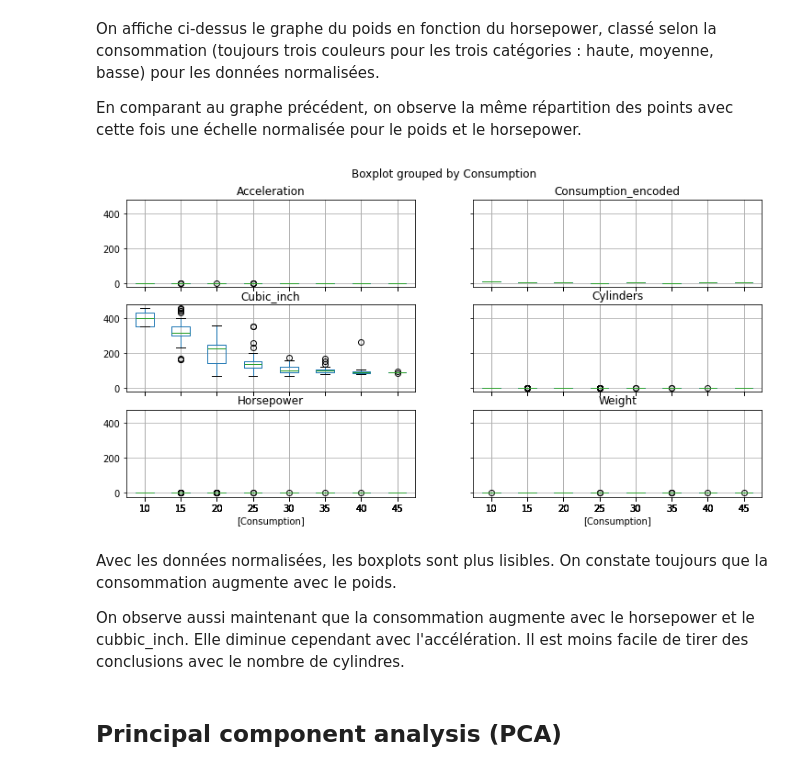
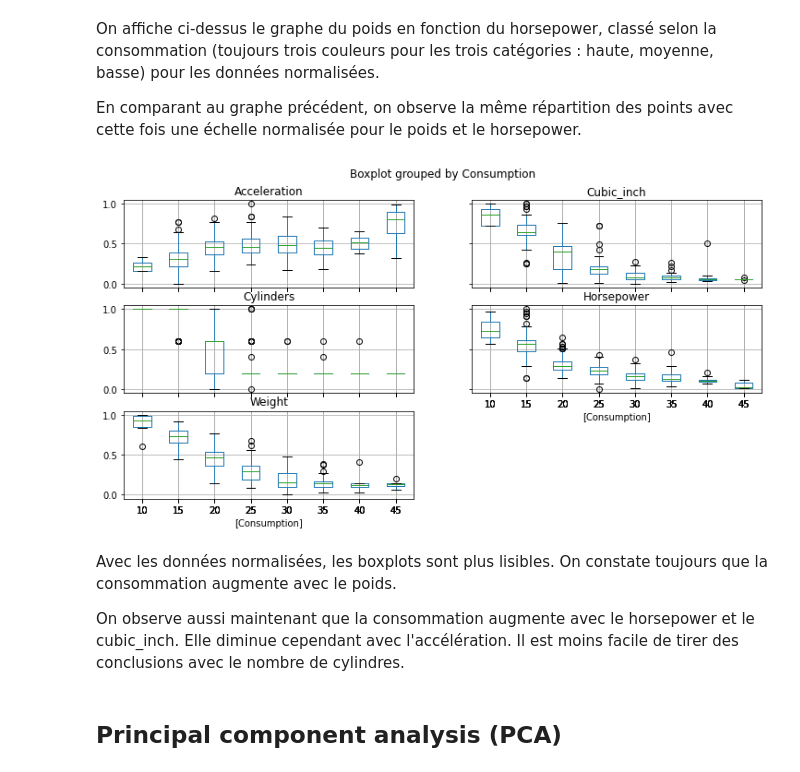
Before and after one commit to mseverac/data_mining_td_pilot, a Jupyter notebook: MPG_Mathijs_Noemie.ipynb, the cells around one changed output. Drawn from its saved outputs; the diff is of its cells as text; code cells hidden in the pictures.

```diff
--- a/MPG_Mathijs_Noemie.ipynb
+++ b/MPG_Mathijs_Noemie.ipynb
@@ -180,9 +180,15 @@ Norm = Norm.apply(pd.to_numeric, downcast='integer', errors='coerce')
 print(Norm)
 print(Norm.dtypes)
 Input_cols = ['Cylinders','Horsepower','Weight','Acceleration']
-Norm[Input_cols]=(data_panda[Input_cols]-data_panda[Input_cols].min())/(data_panda[Input_cols].max()-data_panda[Input_cols].min())
+
+Input_cols_normalisation = ['Cylinders','Horsepower','Weight','Acceleration','Cubic_inch']
+
+Norm[Input_cols_normalisation]=(data_panda[Input_cols_normalisation]-data_panda[Input_cols_normalisation].min())/(data_panda[Input_cols_normalisation].max()-data_panda[Input_cols_normalisation].min())
 print(Norm.keys())
 
+
+min_values = data_panda[Input_cols].min()
+max_values = data_panda[Input_cols].max()
     #transformation des espèces en numéro de classe
 Norm.Consumption=Norm.Consumption.astype('category')
 Norm['Consumption_encoded'],dict_cat=Norm.Consumption.factorize()
@@ -215,13 +221,13 @@ On affiche ci-dessus le graphe du poids en fonction du horsepower, classé selon
 
 En comparant au graphe précédent, on observe la même répartition des points avec cette fois une échelle normalisée pour le poids et le horsepower.
 # %%
-Norm.boxplot(by='Consumption', figsize=(12, 6));
+Norm[Input_cols_normalisation+['Consumption']].boxplot(by='Consumption', figsize=(12, 6));
 # %% [output]
-[figure, old version]
+[figure, new version]
 # %% [markdown]
 Avec les données normalisées, les boxplots sont plus lisibles. On constate toujours que la consommation augmente avec le poids.
 
-On observe aussi maintenant que la consommation augmente avec le horsepower et le cubbic_inch. Elle diminue cependant avec l'accélération. Il est moins facile de tirer des conclusions avec le nombre de cylindres.
+On observe aussi maintenant que la consommation augmente avec le horsepower et le cubic_inch. Elle diminue cependant avec l'accélération. Il est moins facile de tirer des conclusions avec le nombre de cylindres.
 # %% [markdown]
 ## Principal component analysis (PCA)
 # %% [markdown]
```
Also changed, not shown: parts of 17 cells of this notebook, 10 other files.
